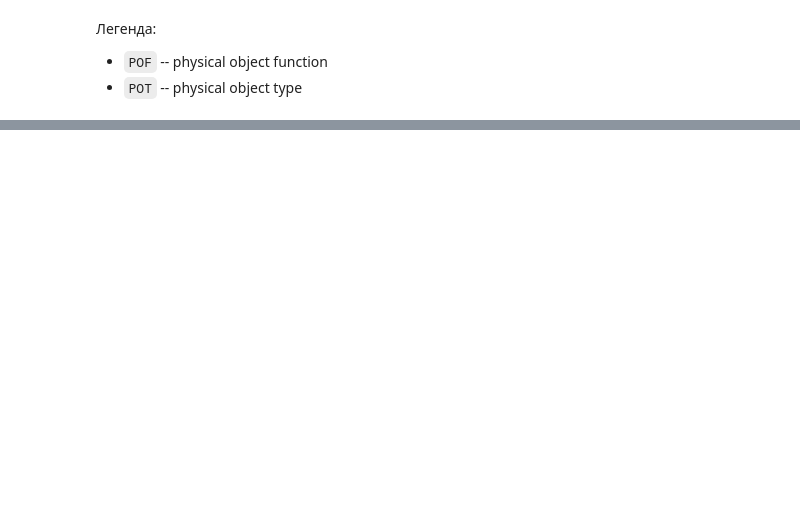
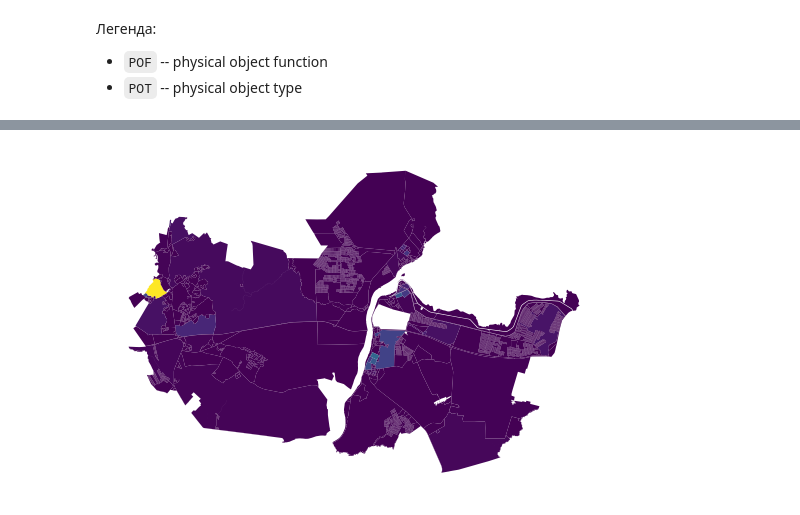
Before and after one commit to vasilstar97/prostor-examples, a Jupyter notebook: examples/Ф35 Ф26 Ф36/0. Подготовка исходных данных.ipynb, the cells around one changed output, grey strips where cells are left out. Cells and saved outputs as stored; diff of their text form; code cells hidden in the pictures; blank space fills up the shorter version.

```diff
--- a/examples/Ф35 Ф26 Ф36/0. Подготовка исходных данных.ipynb
+++ b/examples/Ф35 Ф26 Ф36/0. Подготовка исходных данных.ipynb
@@ -163,0 +313,4 @@ np.float64(0.0)
+# %%
+blocks.plot('population').set_axis_off()
+# %% [output]
+[figure, added]
```
Also changed, not shown: parts of 49 cells of this notebook, 13 other files.
